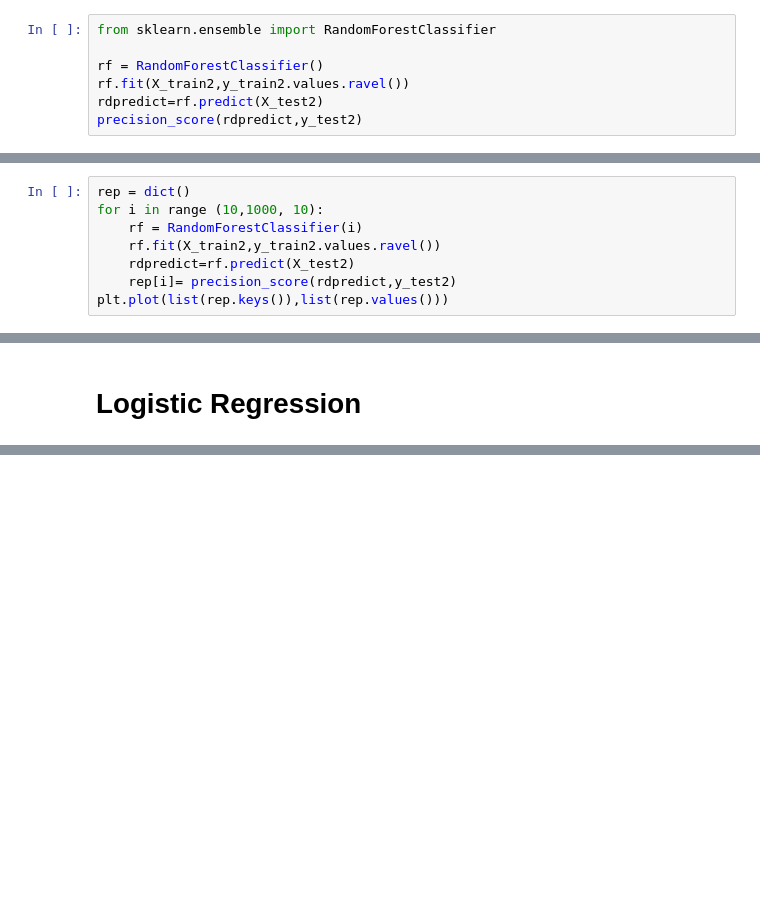
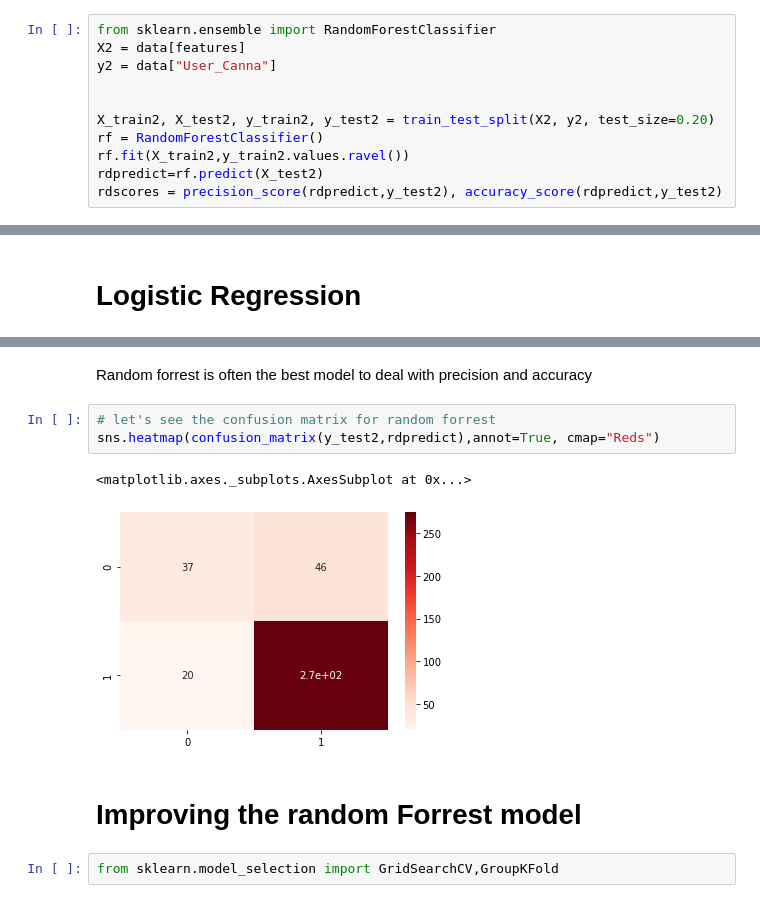
Before and after one commit to ArthurVarez/FinalProject_Python, a Jupyter notebook: main.ipynb, the cells around one changed output, grey strips where cells are left out. Saved outputs shown, nothing was run; the diff lists cells and outputs as text; blank space fills up the shorter version.

```diff
--- a/main.ipynb
+++ b/main.ipynb
@@ -614,8 +615,12 @@ prediction is much better
 # Random Forrest
 # %%
 from sklearn.ensemble import RandomForestClassifier
+X2 = data[features]
+y2 = data["User_Canna"]
 
+
+X_train2, X_test2, y_train2, y_test2 = train_test_split(X2, y2, test_size=0.20)
 rf = RandomForestClassifier()
 rf.fit(X_train2,y_train2.values.ravel())
 rdpredict=rf.predict(X_test2)
-precision_score(rdpredict,y_test2)
+rdscores = precision_score(rdpredict,y_test2), accuracy_score(rdpredict,y_test2)
@@ -624,10 +627,2 @@ precision_score(rdpredict,y_test2)
 # %% [markdown]
 searching the best number of tree to use like we did for knn
-# %%
-rep = dict()
-for i in range (10,1000, 10):
-    rf = RandomForestClassifier(i)
-    rf.fit(X_train2,y_train2.values.ravel())
-    rdpredict=rf.predict(X_test2)
-    rep[i]= precision_score(rdpredict,y_test2)
-plt.plot(list(rep.keys()),list(rep.values()))
@@ -712,0 +705,12 @@ for ax in axes:
+# %% [markdown]
+Random forrest is often the best model to deal with precision and accuracy
+# %%
+# let's see the confusion matrix for random forrest
+sns.heatmap(confusion_matrix(y_test2,rdpredict),annot=True, cmap="Reds")
+# %% [output]
+<matplotlib.axes._subplots.AxesSubplot at 0x...>
+[figure, added]
+# %% [markdown]
+# Improving the random Forrest model
+# %%
+from sklearn.model_selection import GridSearchCV,GroupKFold
```
Also changed, not shown: parts of 20 cells of this notebook, 1 other file.
